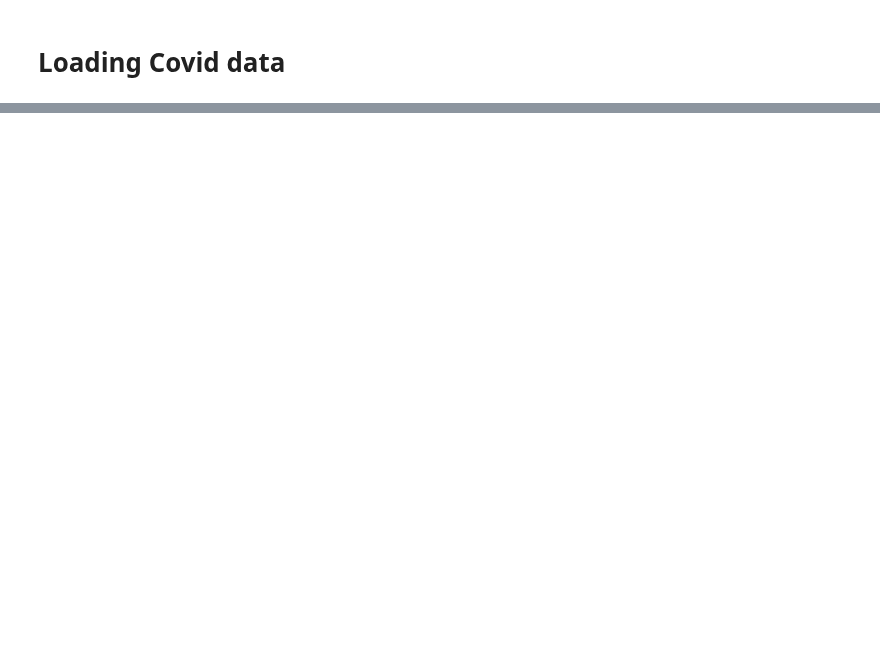
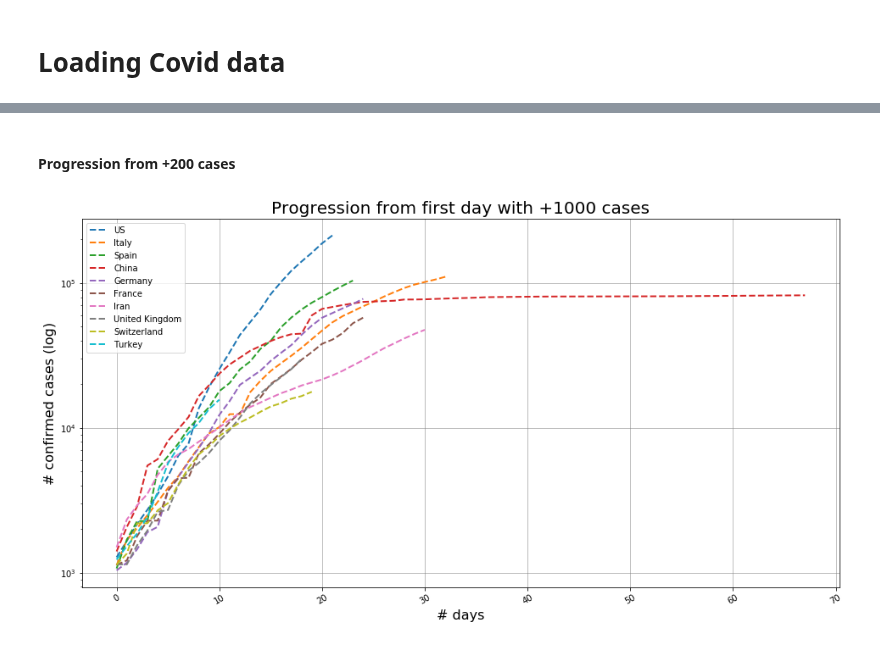
Before and after one commit to jgdelrio/covid-data, a Jupyter notebook: notebooks/load_data_example.ipynb, the cells around one changed output, grey strips where cells are left out. Saved outputs shown, nothing was run; the diff lists cells and outputs as text; code cells hidden in the pictures; blank space fills up the shorter version.

```diff
--- a/notebooks/load_data_example.ipynb
+++ b/notebooks/load_data_example.ipynb
@@ -165,0 +229,19 @@ interactive(children=(Dropdown(description='country', options=('Afghanistan', 'A
+# %% [markdown]
+#### Progression from +200 cases
+# %%
+threshold = int(1e3)
+df_normalized_1k = normalize_data(df_top_confirmed, threshold=threshold, margin=25)
+
+fig, ax = plt.subplots(figsize=(16, 8), ncols=1)
+
+for c in df_normalized.columns:
+    ax.plot(c, data=df_normalized_1k, marker='', linewidth=2, linestyle='dashed', label=c)
+ax.grid(color='grey', linestyle='-', linewidth=0.5)
+ax.tick_params(axis='x', rotation=30)
+ax.set_yscale('log')
+ax.set_xlabel('# days', fontsize=16)
+ax.set_ylabel('# confirmed cases (log)', fontsize=16)
+ax.legend()
+ax.set_title(f"Progression from first day with +{threshold} cases", fontsize=20);
+# %% [output]
+[figure, added]
```
Also changed, not shown: parts of 27 cells of this notebook, 3 other files.
